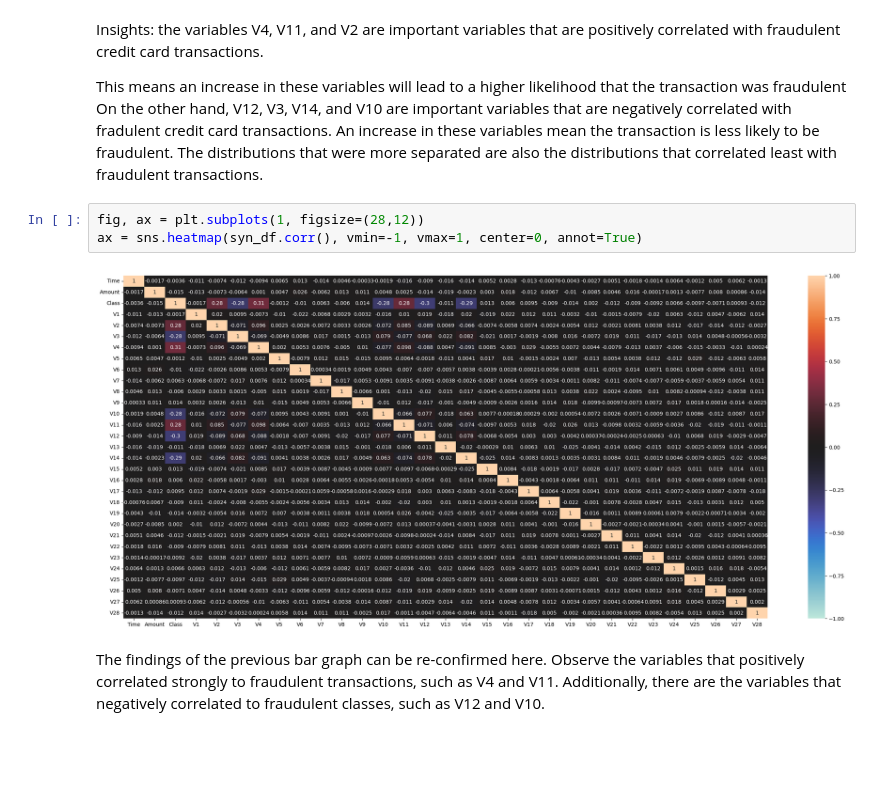
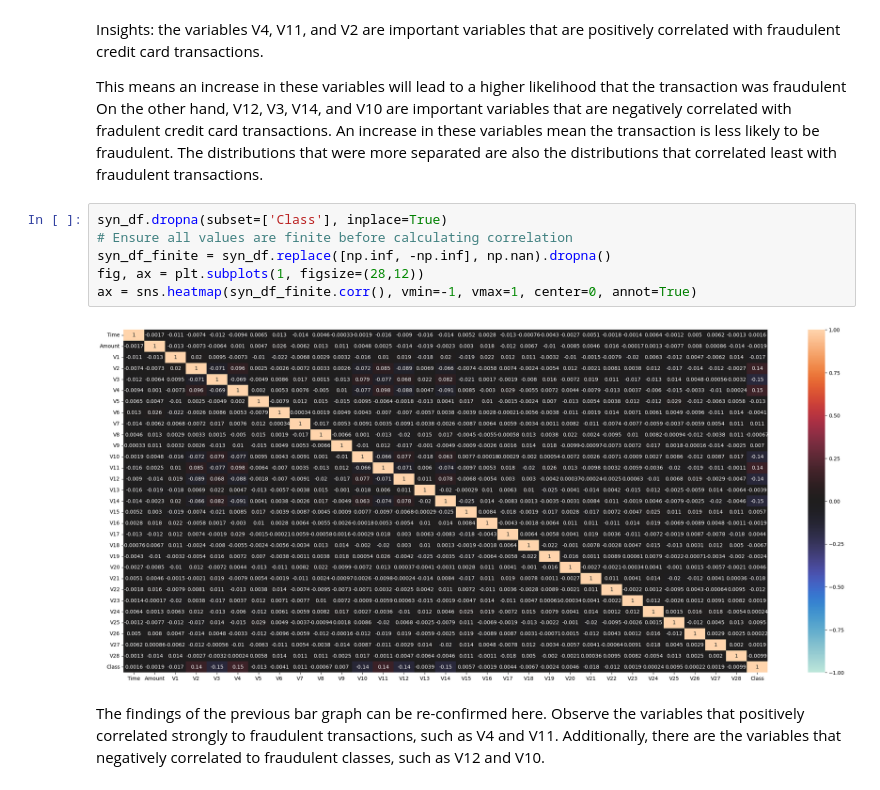
Before and after one commit to jdas-spark/card-fraud-detection, a Jupyter notebook: credit_card_fraud_new.ipynb, the cells around one changed output. Saved outputs shown, nothing was run; the diff lists cells and outputs as text; blank space fills up the shorter version.

```diff
--- a/credit_card_fraud_new.ipynb
+++ b/credit_card_fraud_new.ipynb
@@ -179,10 +181,13 @@ Insights: the variables V4, V11, and V2 are important variables that are positiv
 
 This means an increase in these variables will lead to a higher likelihood that the transaction was fraudulent On the other hand, V12, V3, V14, and V10 are important variables that are negatively correlated with fradulent credit card transactions. An increase in these variables mean the transaction is less likely to be fraudulent. The distributions that were more separated are also the distributions that correlated least with fraudulent transactions.
 # %%
+syn_df.dropna(subset=['Class'], inplace=True)
+# Ensure all values are finite before calculating correlation
+syn_df_finite = syn_df.replace([np.inf, -np.inf], np.nan).dropna()
 fig, ax = plt.subplots(1, figsize=(28,12))
-ax = sns.heatmap(syn_df.corr(), vmin=-1, vmax=1, center=0, annot=True)
+ax = sns.heatmap(syn_df_finite.corr(), vmin=-1, vmax=1, center=0, annot=True)
 # %% [output]
-[figure, old version]
+[figure, new version]
 # %% [markdown]
 The findings of the previous bar graph can be re-confirmed here. Observe the variables that positively correlated strongly to fraudulent transactions, such as V4 and V11. Additionally, there are the variables that negatively correlated to fraudulent classes, such as V12 and V10.
 # %% [markdown]
```
Also changed, not shown: parts of 25 cells of this notebook.
